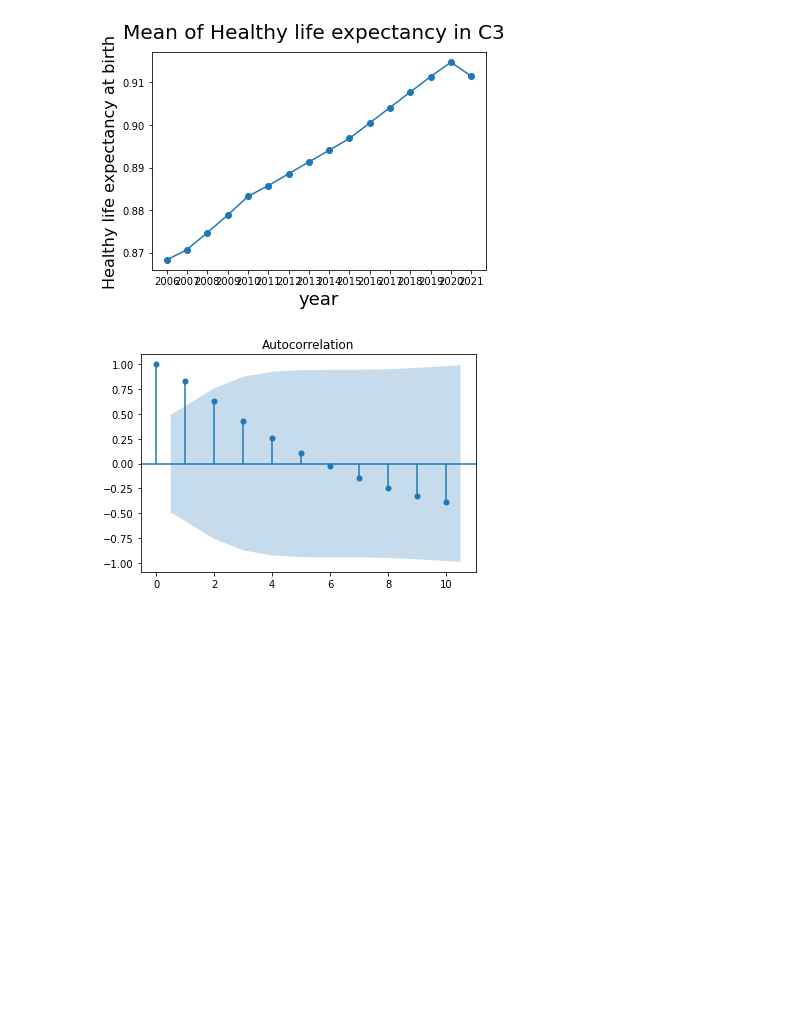
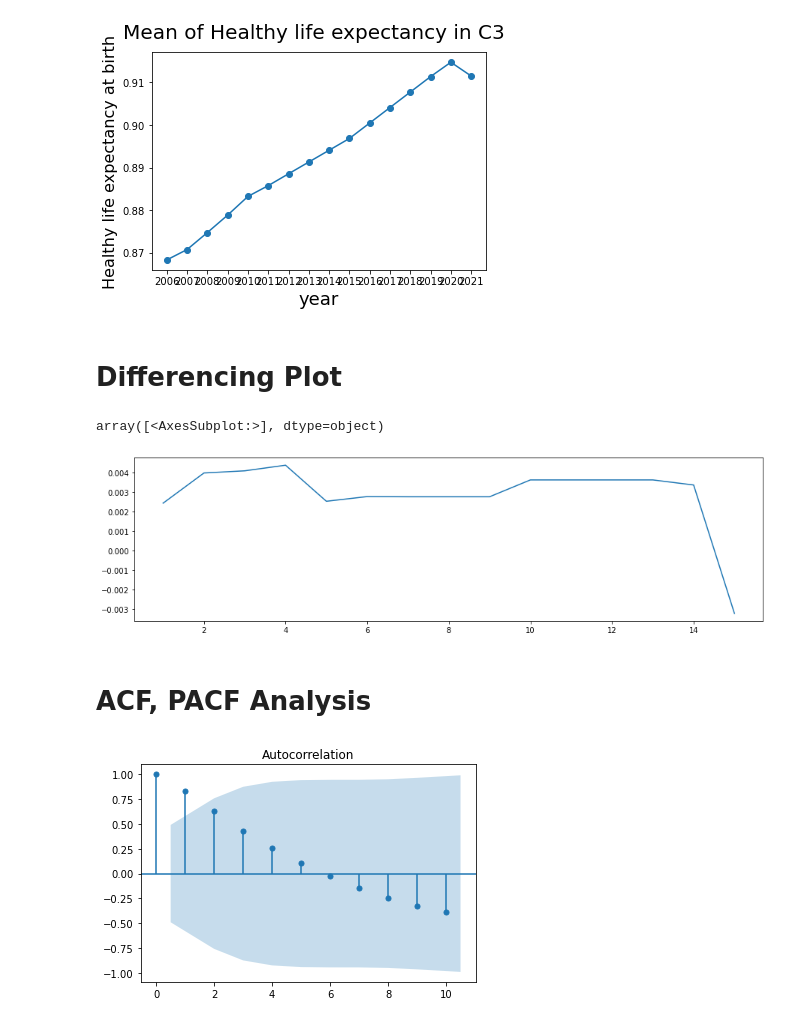
Before and after one commit to winggo12/DataAnalysis-WorldHappinessIndex, a Jupyter notebook: TimeSeriesAnalysis/ARIMA-HealthLifeExpectancy.ipynb, the cells around one changed output. Drawn from its saved outputs; the diff is of its cells as text; code cells hidden in the pictures; blank space fills up the shorter version.

Commit message:
Added Trend/Slope Analysis

```diff
--- a/TimeSeriesAnalysis/ARIMA-HealthLifeExpectancy.ipynb
+++ b/TimeSeriesAnalysis/ARIMA-HealthLifeExpectancy.ipynb
@@ -94,6 +98,16 @@ plot_by_dict(c3_health_avg_trend, "Mean of Healthy life expectancy in C3", "year
 # %% [output]
 {2006: 0.8683300781250002, 2007: 0.8707645089285715, 2008: 0.874747488839286, 2009: 0.878842075892857, 2010: 0.8832249813988098, 2011: 0.8857559058779764, 2012: 0.8885274832589287, 2013: 0.89128976004 ...
 [figure]
+# %% [markdown]
+# Differencing Plot
+# %%
+ser = pd.Series(c3_health_avg_trend.values())
+ser.diff().plot(subplots=True, figsize=(15,4))
+# %% [output]
+array([<AxesSubplot:>], dtype=object)
+[figure, added]
+# %% [markdown]
+# ACF, PACF Analysis
 # %%
 plot_acf_by_dict(c3_health_avg_trend, lags=10)
 # %% [output]
```
Also changed, not shown: parts of 19 cells of this notebook, 2 other files.
